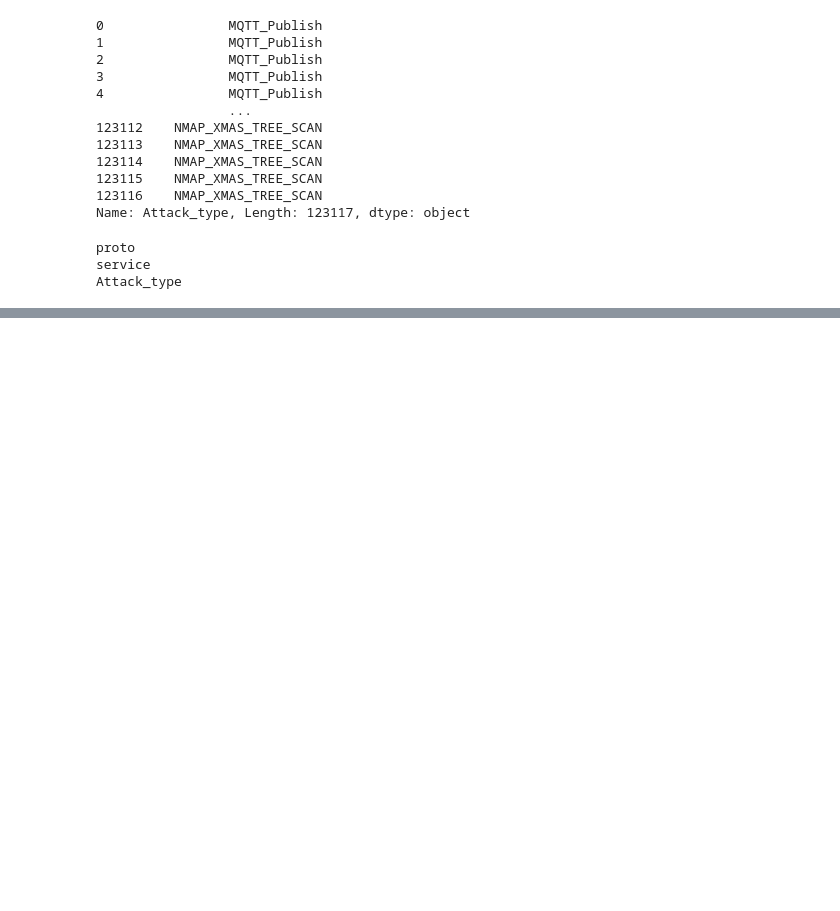
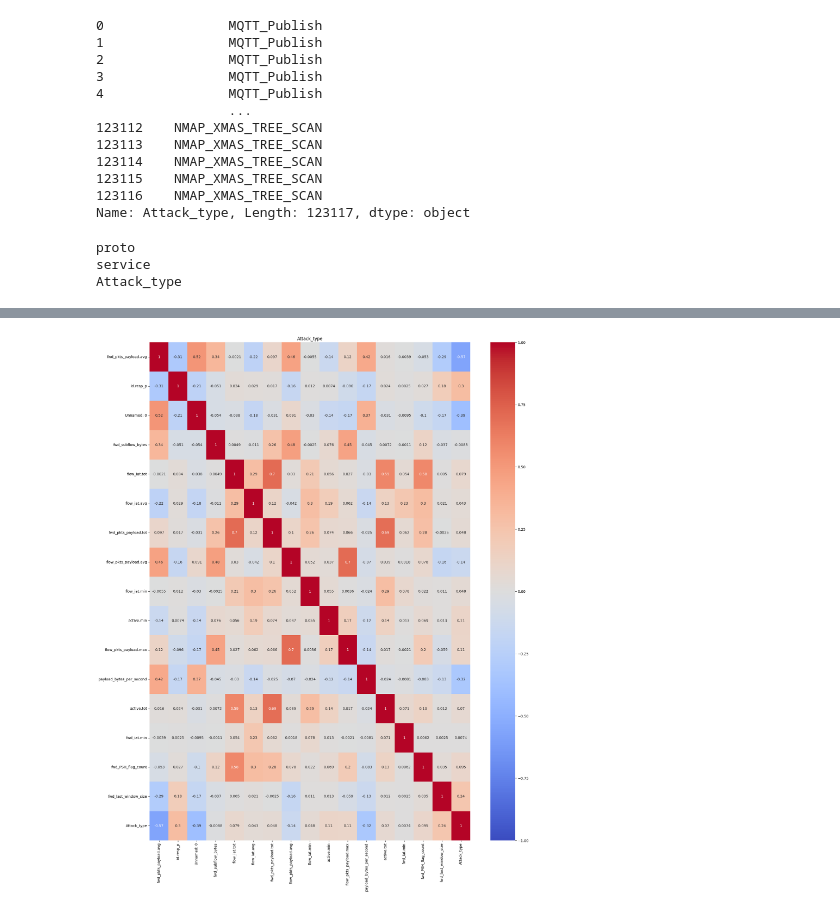
Before and after one commit to quixinh/ppnckh, a Jupyter notebook: main.ipynb, the cells around one changed output, grey strips where cells are left out. Saved outputs shown, nothing was run; the diff lists cells and outputs as text; code cells hidden in the pictures; blank space fills up the shorter version.

```diff
--- a/main.ipynb
+++ b/main.ipynb
@@ -102,3 +136,7 @@ ValueError: could not convert string to float: 'tcp'
+# %%
+Preprocessing.plot_heatmap(X_train[list['Feature']].drop(dropped_columns, axis=1), y_train,'Attack_type')
+# %% [output]
+[figure, added]
 # %%
 # df = data
 # # Chọn các cột số
```
Also changed, not shown: parts of 24 cells of this notebook, 4 other files.
